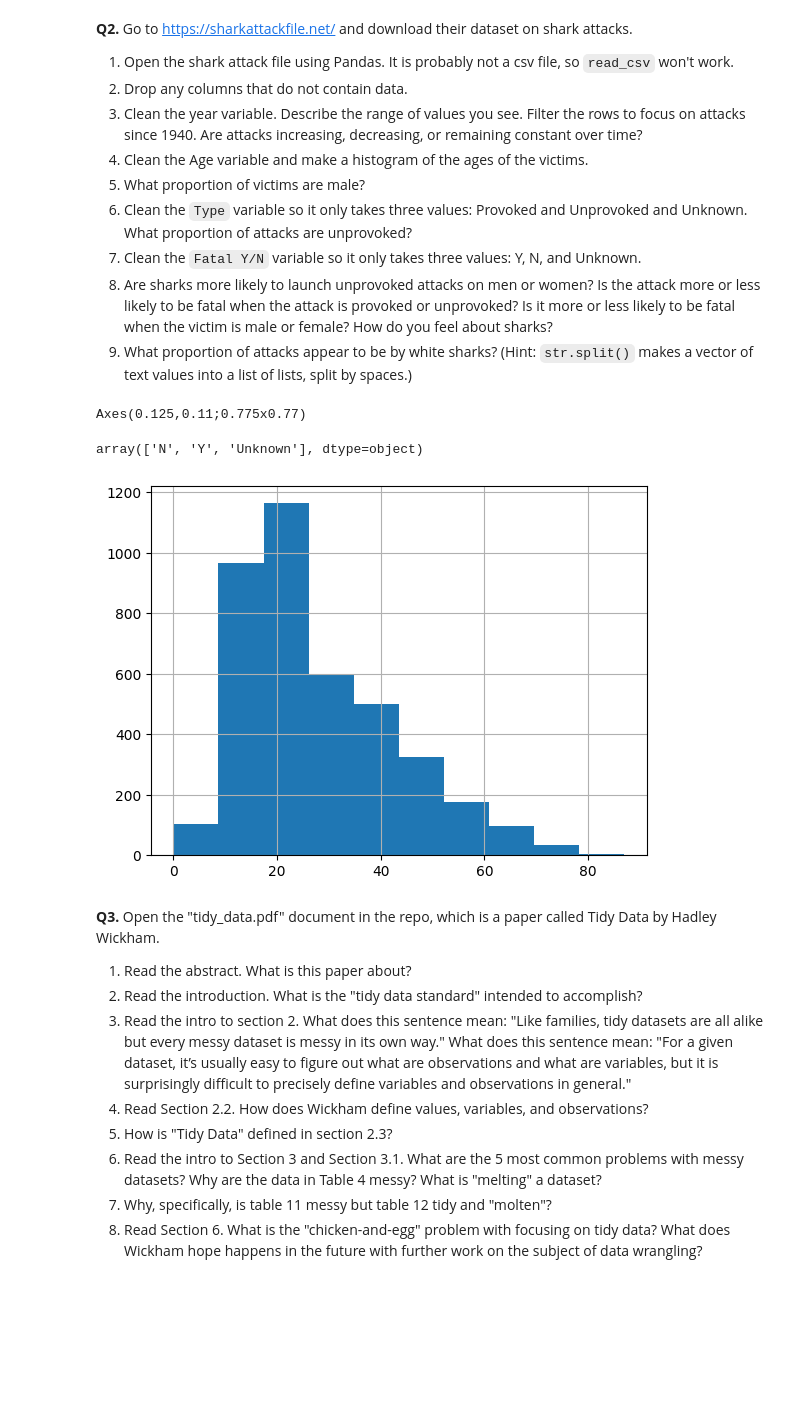
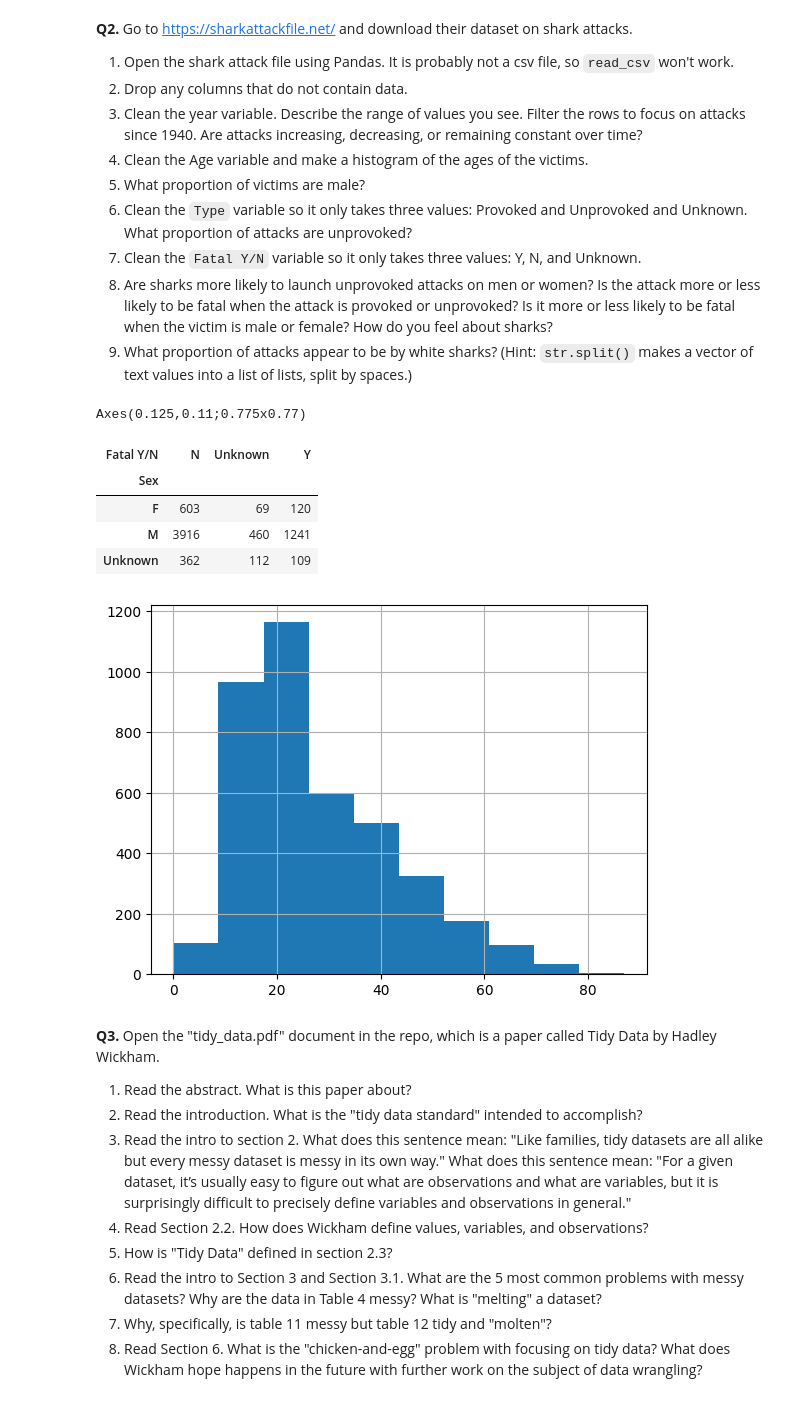
Before and after one commit to jac7az/wrangling-homework, a Jupyter notebook: assignment/assignment.ipynb, the cells around one changed output. Cells and saved outputs as stored; diff of their text form; code cells hidden in the pictures; blank space fills up the shorter version.

```diff
--- a/assignment/assignment.ipynb
+++ b/assignment/assignment.ipynb
@@ -122,36 +122,47 @@ sharks['Year'].replace('nan',0,regex=True)
 sharks['Year'].unique()
 #There are null value for years and apparently the data stretches all the way back to the 1500s and before, even including year 77 and 5.
   #Year 0 is also included, which is highly unlikely to be accurate, and perhaps a placeholder for unknown year. There's also a year 2026, which just isn't possible.
 #With that said, the shark attack frequencies appear to be decreasing every year.
 sharks1940=sharks[sharks['Year']>=1940]
 #sharks1940['Year'].hist()
 #The shark attack frequencies seem to have shot up from around 1980s until 2020, where COVID likely decreased the number of attacks
 
 sharks['Age'].unique()
 sharks['Age']=sharks['Age'].replace(['50 & 30','86', '28, 23 & 30','36 & 23','17 & 35', '34 & 19','37, 67, 35, 27,  ? & 27', '21, 34,24 & 35','9 & 60','7      &    31','45 and 15','(adult)','adult','a minor','young','"young"','?','nan','M','MAKE LINE GREEN','!!','X','A.M.','  ','\xa0','F','\xa0 ',' '],np.nan)
 sharks['Age']=sharks['Age'].replace({'9 months':0,'2 to 3 months':0,'18 months':1,'!2':2,'2½':2,'6½':6,'7 or 8':7,'!6':6,'8 or 10':9,'9 or 10':9,'9 & 12':10,'10 or 12':11,'Both 11':11,'12 or 13':12,'13 or 14':13,'13 or 18':15,'Teen':16,
                                      '?    &   14':14,'17 & 16':16,'Teens':16,'teen':16,'16 to 18':17,'? & 19':19,'18 or 20':19,'20?':20,'23 & 20':21,'18 to 22':20,'21 or 26':23,'20/30':25,'21 & ?':21,'28 & 22':25,'23 & 26':24,'28 & 26':27,
                                      "20's":25,'mid-20s':25,'20s':25,'25 or 28':26,'33 & 26':29,'25 to 35':30,'32 & 30':31,'30 & 32':31,'36 & 26':31,'31 or 33':32,'30 or 36':33,'Ca. 33':33,'30s':35,'mid-30s':35,'33 & 37':35,'46 & 34':40,
                                      '33 or 37':35,'Middle age':40,'"middle-age"':40,' 43':43,'40s': 45, '50s': 55,'>50':55,"60's":65,'60+':65,'Elderly':65,'60s':65})
 sharks['Age']=pd.to_numeric(sharks['Age'],errors='coerce')
 sharks['Age'].unique()
 print(sharks['Age'].hist()) #Most of the attack victims are young adults and children.
 
-sharks['Sex'].value_counts(normalize=True) #87% of shark attack victims are male O.o
+sharks['Sex']=sharks['Sex'].replace([' M', 'M ','M x 2'],'M')
+sharks['Sex']=sharks['Sex'].replace(['.','N','lli'],'Unknown')
+sharks['Sex']=sharks['Sex'].fillna('Unknown')
+sharks['Sex'].value_counts(normalize=True) #80% of shark attack victims are male O.o
 
 sharks['Type']=sharks['Type'].replace(['Questionable','?', 'Unconfirmed','Unverified', 'Invalid', 'Under investigation'],'Unknown')
 sharks['Type']=sharks['Type'].replace(' Provoked','Provoked')
 sharks['Type']=sharks['Type'].replace(['Sea Disaster','Boat','Watercraft'],'Unprovoked')
 sharks['Type']=sharks['Type'].fillna('Unknown')
 
 sharks['Fatal Y/N']=sharks['Fatal Y/N'].replace(['F', 'M','n', 'UNKNOWN', 2017],'Unknown')
 sharks['Fatal Y/N']=sharks['Fatal Y/N'].fillna('Unknown')
 sharks['Fatal Y/N']=sharks['Fatal Y/N'].replace([' N','N ','Nq'],'N')
 sharks['Fatal Y/N']=sharks['Fatal Y/N'].replace(['Y x 2','y'],'Y')
-sharks['Fatal Y/N'].unique()
+
+pd.crosstab(sharks['Sex'],sharks['Fatal Y/N'])
+#Sharks are more likely to simply attack males, but unprovoked attacks are far more common in general.
+#A large number of attack fatality are marked as unknown. Unprovoked attacks are more likely to be fatal though. Attacks with male victims are more likely to be fatal.
+#As a female, I don't feel too worried about becoming a victim of shark attacks. However, there is very little evidence to show that sex has any influence ont he cause of shark attacks. Additionally, through cleaning this data set, I learned that this data was not collected in an organized manner which brings me to question its reliability in the information and results.
 # %% [output]
 Axes(0.125,0.11;0.775x0.77)
-array(['N', 'Y', 'Unknown'], dtype=object)
+| Fatal Y/N | N | Unknown | Y |
+| Sex |  |  |  |
+| F | 603 | 69 | 120 |
+| M | 3916 | 460 | 1241 |
+| Unknown | 362 | 112 | 109 |
 [figure]
 # %% [markdown]
 **Q3.** Open the "tidy_data.pdf" document in the repo, which is a paper called Tidy Data by Hadley Wickham.
```
Also changed, not shown: parts of 1 cell of this notebook.
